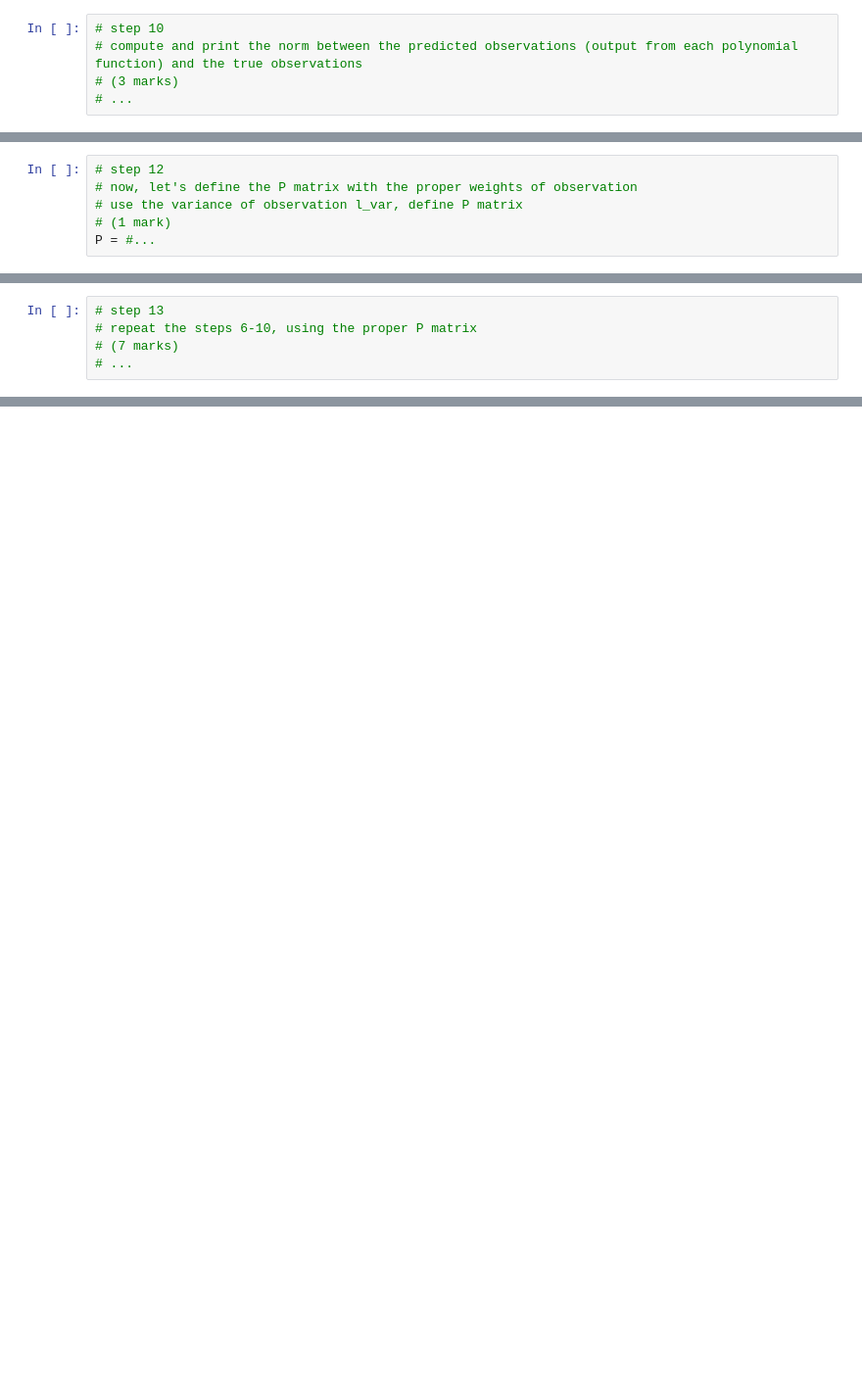
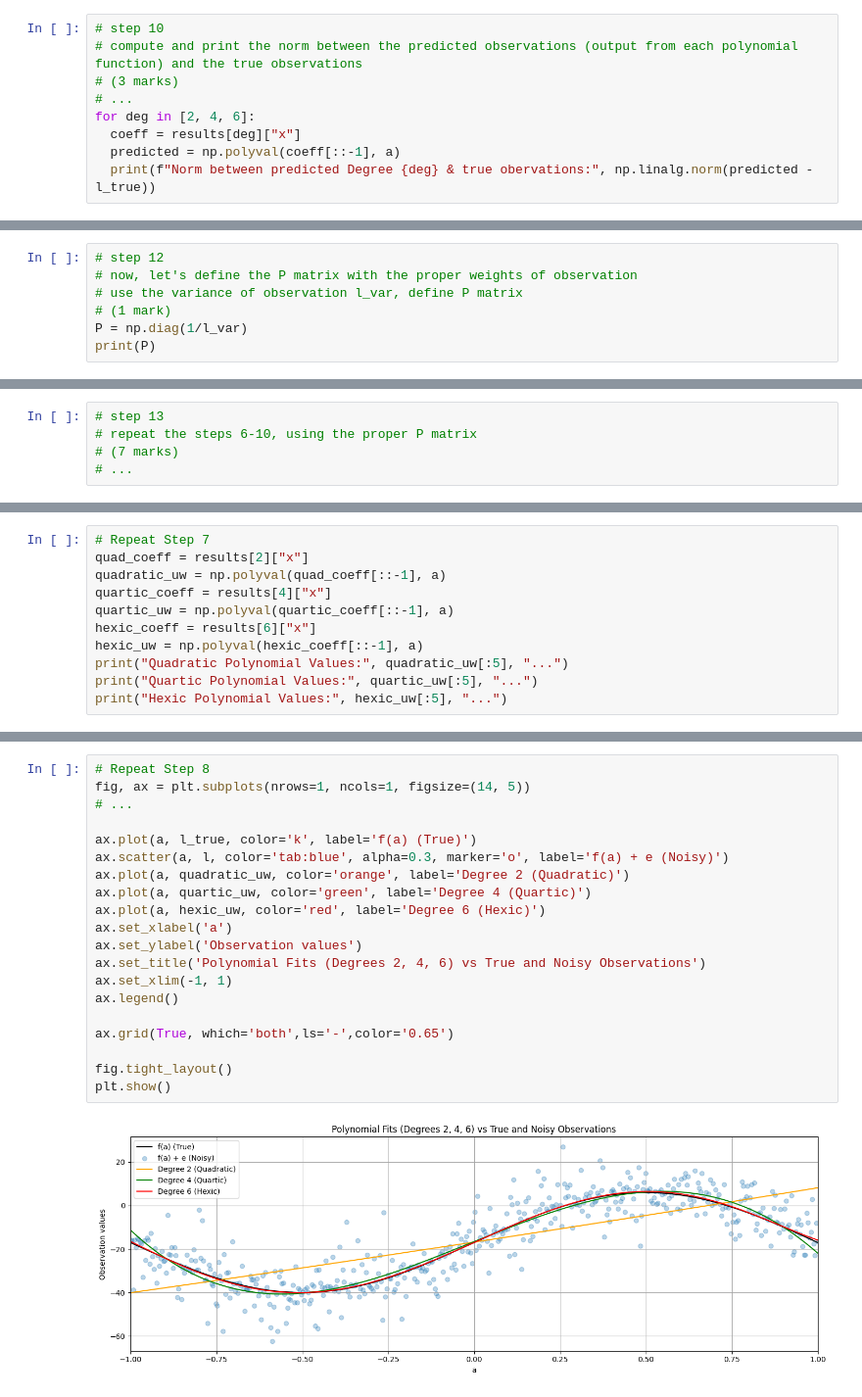
Before and after one commit to MuhammadHamzaKhanAfridi/ENGG680_Fall_2025, a Jupyter notebook: Lab Assignment 1/StudentGradeManagementSystem.ipynb, the cells around one changed output, grey strips where cells are left out. Shown: that part at 98% size. Cells and saved outputs as stored; diff of their text form; blank space fills up the shorter version.

```diff
--- a/Lab Assignment 1/StudentGradeManagementSystem.ipynb
+++ b/Lab Assignment 1/StudentGradeManagementSystem.ipynb
@@ -1038,3 +1047,7 @@ plt.show()
 # compute and print the norm between the predicted observations (output from each polynomial function) and the true observations
 # (3 marks)
 # ...
+for deg in [2, 4, 6]:
+  coeff = results[deg]["x"]
+  predicted = np.polyval(coeff[::-1], a)
+  print(f"Norm between predicted Degree {deg} & true obervations:", np.linalg.norm(predicted - l_true))
@@ -1048,4 +1067,5 @@ plt.show()
 # now, let's define the P matrix with the proper weights of observation
 # use the variance of observation l_var, define P matrix
 # (1 mark)
-P = #...
+P = np.diag(1/l_var)
+print(P)
@@ -1056,0 +1120,11 @@ P = #...
+# %%
+# Repeat Step 7
+quad_coeff = results[2]["x"]
+quadratic_uw = np.polyval(quad_coeff[::-1], a)
+quartic_coeff = results[4]["x"]
+quartic_uw = np.polyval(quartic_coeff[::-1], a)
+hexic_coeff = results[6]["x"]
+hexic_uw = np.polyval(hexic_coeff[::-1], a)
+print("Quadratic Polynomial Values:", quadratic_uw[:5], "...")
+print("Quartic Polynomial Values:", quartic_uw[:5], "...")
+print("Hexic Polynomial Values:", hexic_uw[:5], "...")
@@ -1056,0 +1135,22 @@ P = #...
+# %%
+# Repeat Step 8
+fig, ax = plt.subplots(nrows=1, ncols=1, figsize=(14, 5))
+# ...
+
+ax.plot(a, l_true, color='k', label='f(a) (True)')
+ax.scatter(a, l, color='tab:blue', alpha=0.3, marker='o', label='f(a) + e (Noisy)')
+ax.plot(a, quadratic_uw, color='orange', label='Degree 2 (Quadratic)')
+ax.plot(a, quartic_uw, color='green', label='Degree 4 (Quartic)')
+ax.plot(a, hexic_uw, color='red', label='Degree 6 (Hexic)')
+ax.set_xlabel('a')
+ax.set_ylabel('Observation values')
+ax.set_title('Polynomial Fits (Degrees 2, 4, 6) vs True and Noisy Observations')
+ax.set_xlim(-1, 1)
+ax.legend()
+
+ax.grid(True, which='both',ls='-',color='0.65')
+
+fig.tight_layout()
+plt.show()
+# %% [output]
+[figure, added]
```
Also changed, not shown: parts of 11 cells of this notebook.
